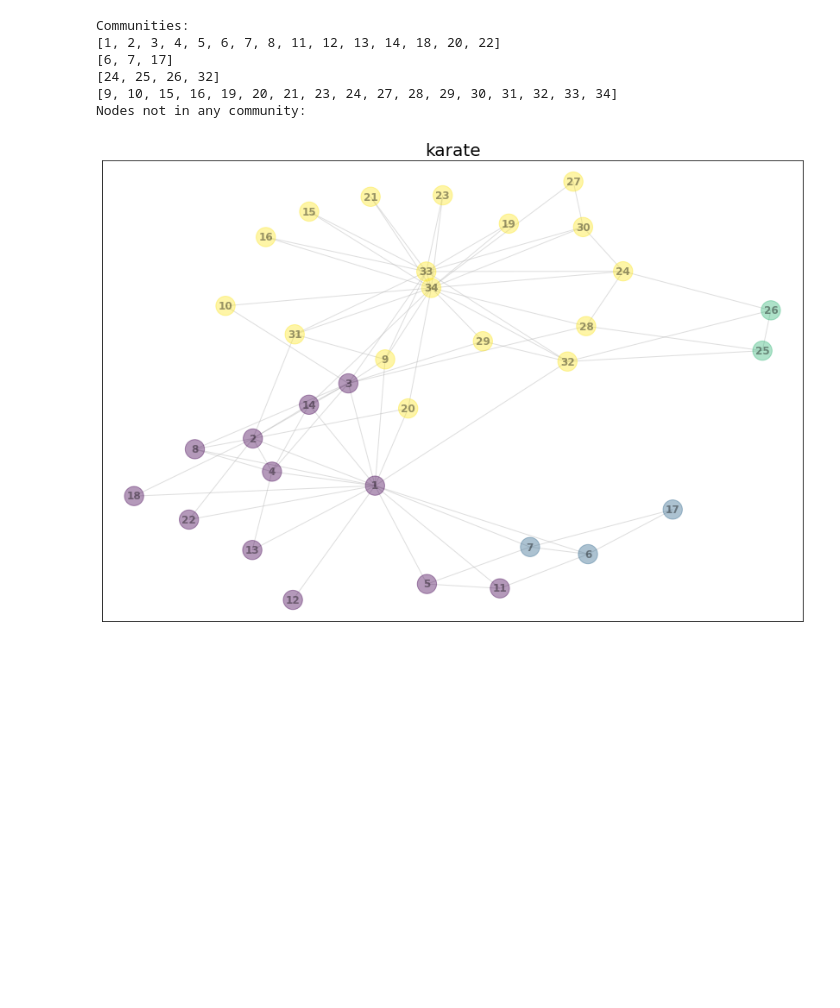
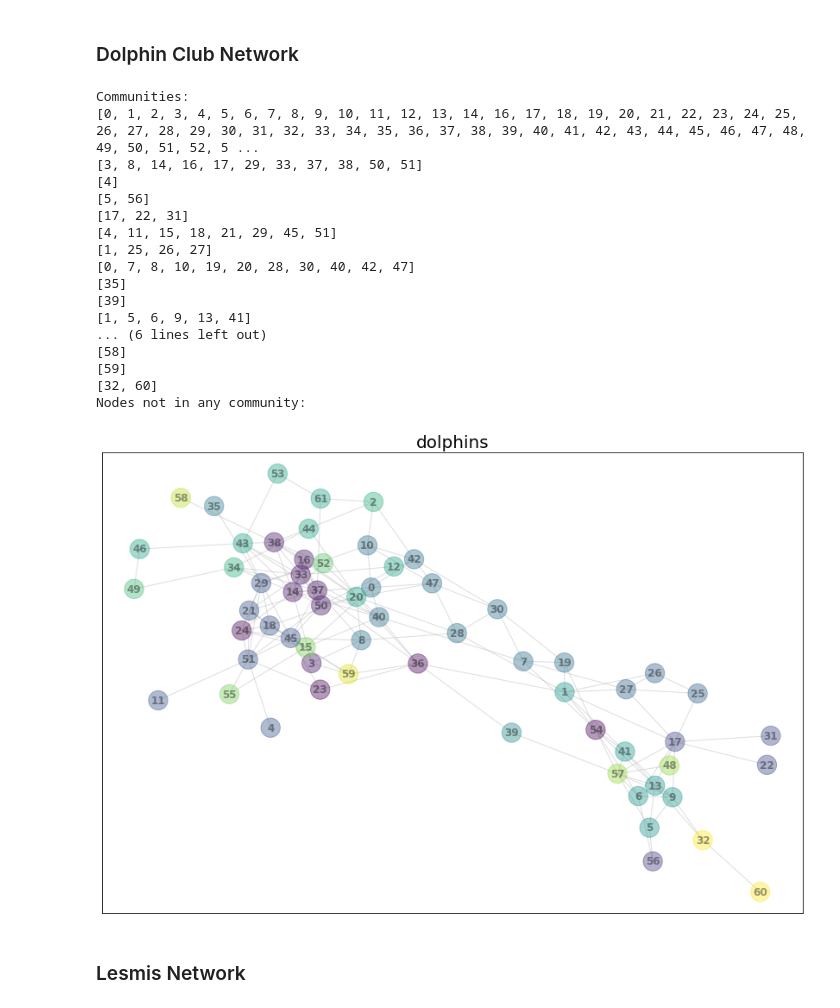
Before and after one commit to rishu110067/Community-Detection-in-Dynamic-Social-Networks, a Jupyter notebook: Project_Notebook.ipynb, the cells around one changed output. Saved outputs shown, nothing was run; the diff lists cells and outputs as text; code cells hidden in the pictures; blank space fills up the shorter version.

Commit message:
make input updated

```diff
--- a/Project_Notebook.ipynb
+++ b/Project_Notebook.ipynb
@@ -21,13 +32,32 @@ Nodes not in any community: 1 2 3 4 5 6 7 8 9 10 11 12 13 14 15 16 17 18 19 20 2
+# %% [markdown]
+### Dolphin Club Network
 # %%
-# Karate Club Network
-graph = nx.read_gml ('datasets/karate.gml', label = 'id')
-plot_comm(graph, "outputs/output_karate.txt", "karate")
+graph = nx.read_gml ('datasets/dolphins.gml', label = 'id')
+make_input(graph, 'dolphins', 10)
-# %% [output]
-Communities:
-[1, 2, 3, 4, 5, 6, 7, 8, 11, 12, 13, 14, 18, 20, 22]
-[6, 7, 17]
-[24, 25, 26, 32]
-[9, 10, 15, 16, 19, 20, 21, 23, 24, 27, 28, 29, 30, 31, 32, 33, 34]
-Nodes not in any community:
-[figure, removed]
+# %%
+# run_cpp('test.cpp', 'run')
+# first run the cpp file then execute this block
+make_output("dolphins")
+plot_comm(graph, "outputs/output_dolphins.txt", "dolphins")
+# %% [output]
+Communities:
+[0, 1, 2, 3, 4, 5, 6, 7, 8, 9, 10, 11, 12, 13, 14, 16, 17, 18, 19, 20, 21, 22, 23, 24, 25, 26, 27, 28, 29, 30, 31, 32, 33, 34, 35, 36, 37, 38, 39, 40, 41, 42, 43, 44, 45, 46, 47, 48, 49, 50, 51, 52, 5 ...
+[3, 8, 14, 16, 17, 29, 33, 37, 38, 50, 51]
+[4]
+[5, 56]
+[17, 22, 31]
+[4, 11, 15, 18, 21, 29, 45, 51]
+[1, 25, 26, 27]
+[0, 7, 8, 10, 19, 20, 28, 30, 40, 42, 47]
+[35]
+[39]
+[1, 5, 6, 9, 13, 41]
+... (6 lines left out)
+[58]
+[59]
+[32, 60]
+Nodes not in any community:
+[figure, added]
+# %% [markdown]
+### Lesmis Network
 # %%
```
Also changed, not shown: parts of 9 cells of this notebook, 15 other files.
